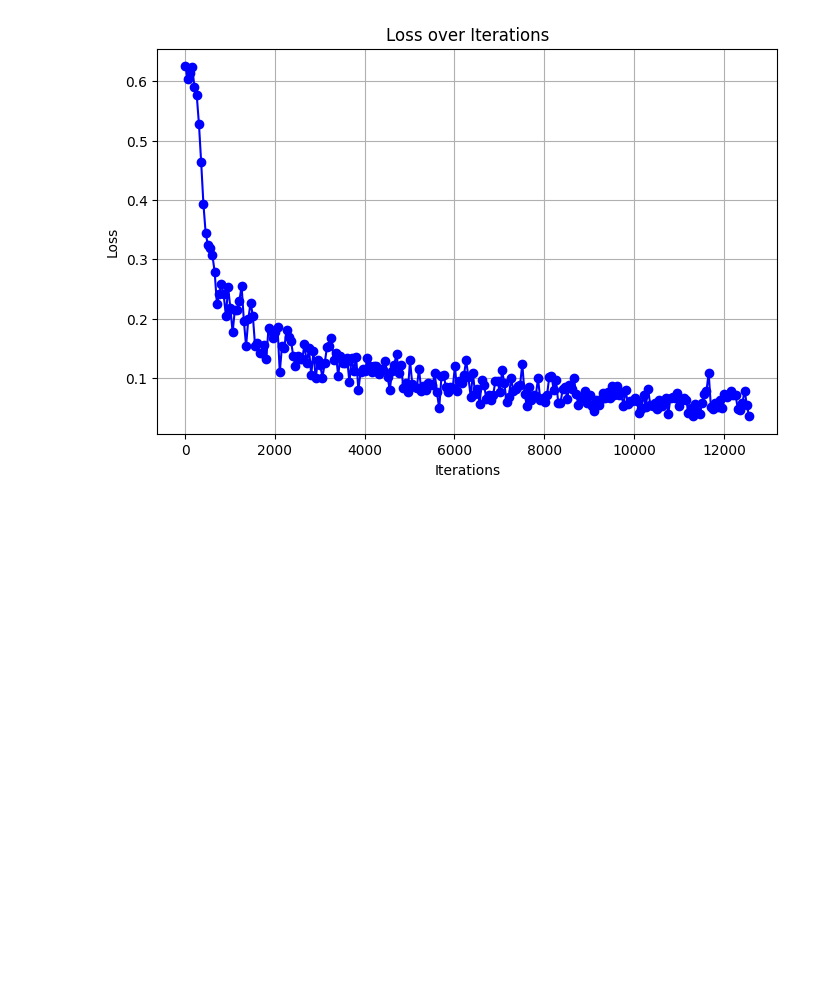
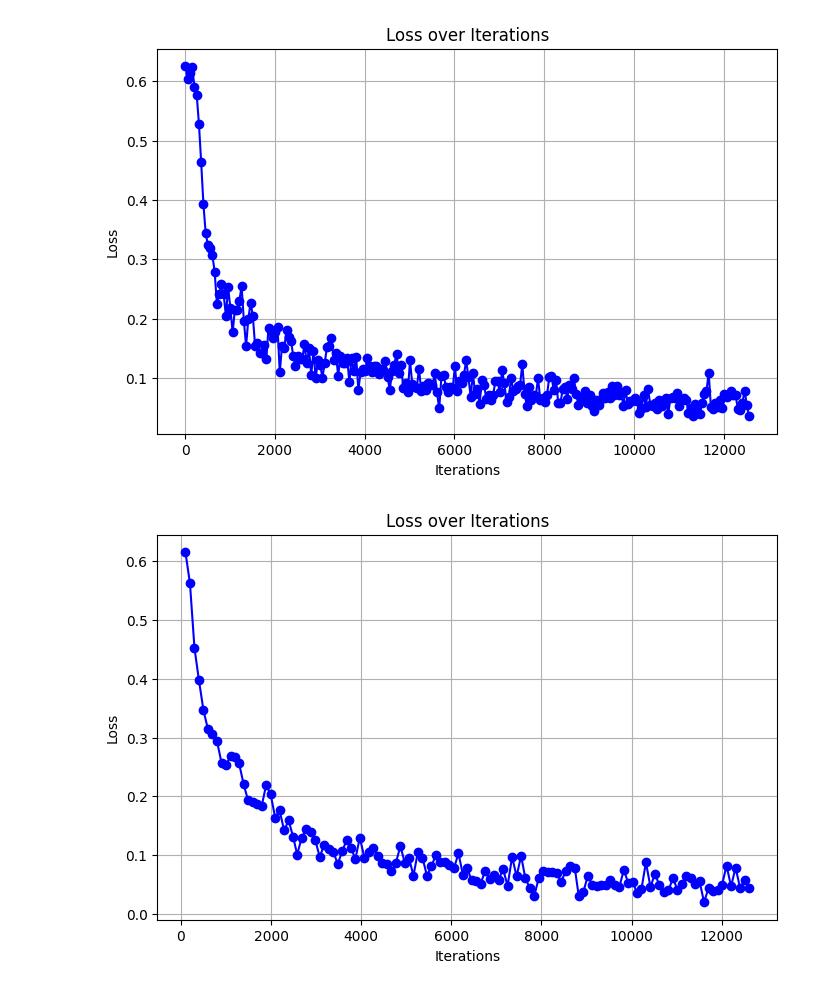
Before and after one commit to StanleJanesz/IML---project-, a Jupyter notebook: loss_plots.ipynb, the cells around one changed output. Saved outputs shown, nothing was run; the diff lists cells and outputs as text; code cells hidden in the pictures; blank space fills up the shorter version.

```diff
--- a/loss_plots.ipynb
+++ b/loss_plots.ipynb
@@ -1,17 +1,20 @@
 # %%
 import matplotlib.pyplot as plt
 # %%
-def plot_loss(path):
+def plot_loss(path, stride, iters):
     iterations = []
     loss_values = []
     i = 0
+    j = 0
     # Open the file and read line by line
     with open(file_path, 'r') as file:
         for line in file:
-            if "loss:" in line and i%5==0:  # Only process lines containing 'loss:'
+            if "Finished Training" in line:
+                j=j+1
+            if "loss:" in line and i%stride==0:  # Only process lines containing 'loss:'
                 parts = line.split('loss: ')
                 # Extract the iteration number (last value inside square brackets)
-                iteration = int(parts[0].split(',')[1].strip('] ')) + 1260 * (int(parts[0].split(',')[0].strip('[')) - 1)
+                iteration = int(parts[0].split(',')[1].strip('] ')) + (iters * (int(parts[0].split(',')[0].strip('[')) - 1 + j*10))
                 # Extract the loss value (after 'loss: ')
                 loss = float(parts[1])
                 iterations.append(iteration)
@@ -57,2 +60,8 @@ plot_loss(file_path)
 # %% [output]
 [figure]
+# %%
+file_path = '..\\work_folder\\loss_values\\loss10.txt'
+
+plot_loss(file_path, 10, 1260)
+# %% [output]
+[figure, added]
```
Also changed, not shown: parts of 13 cells of this notebook, 3 other files.
